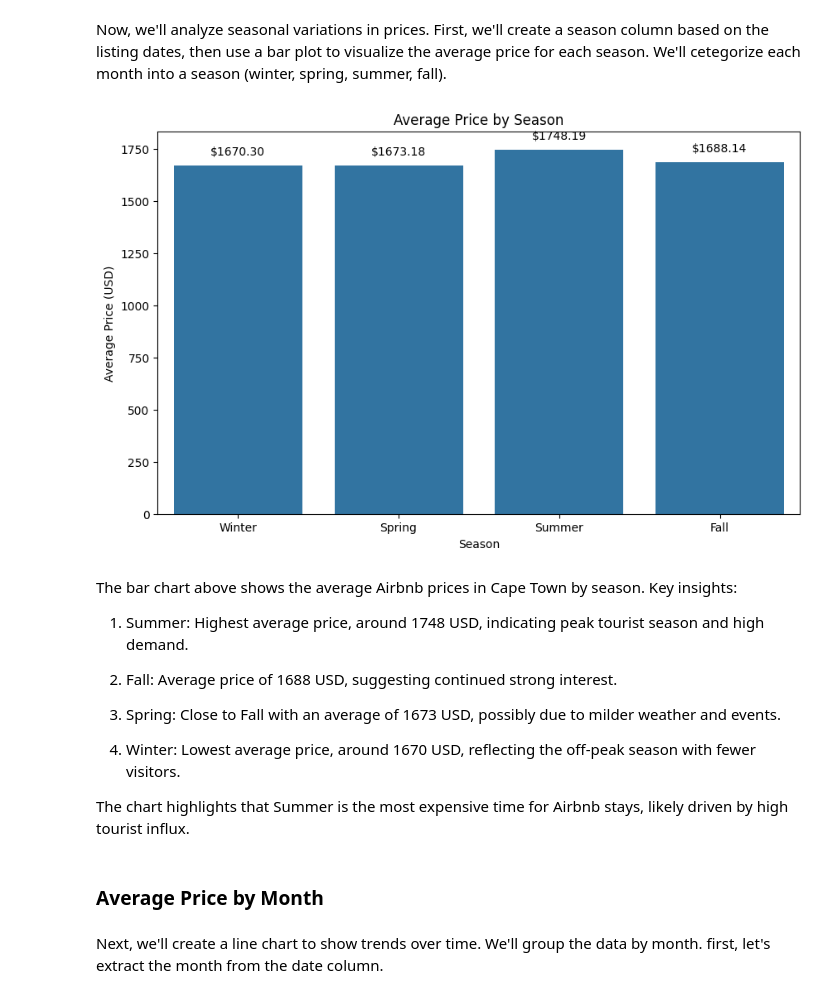
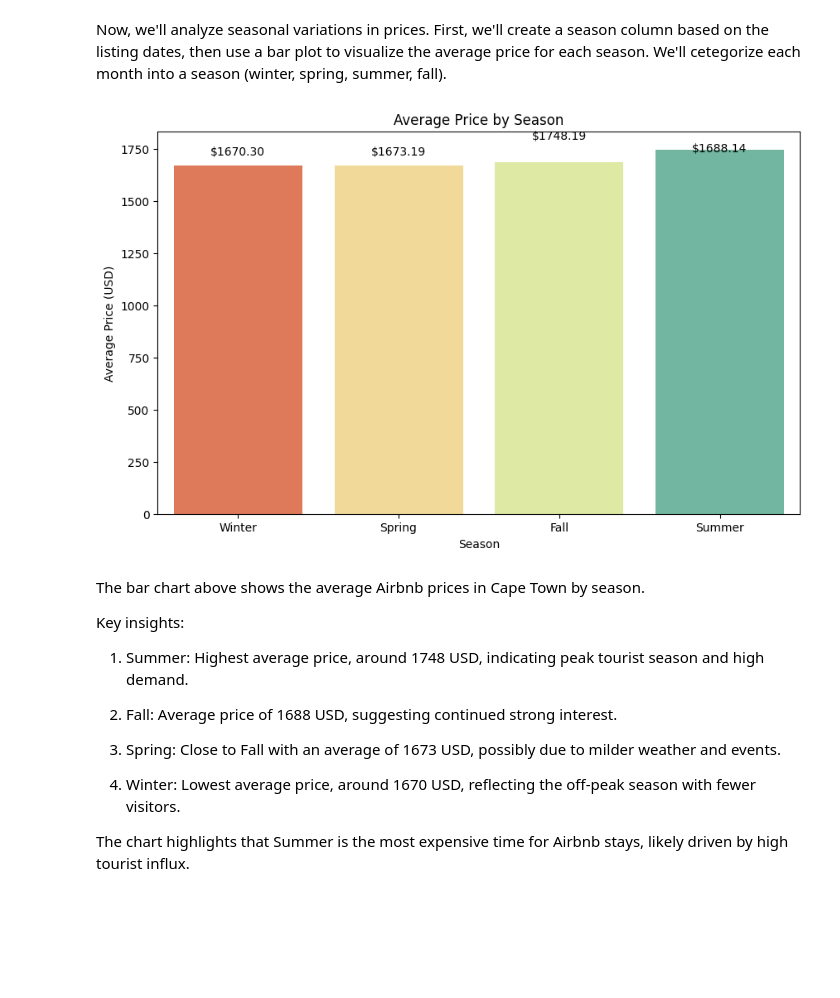
Before and after one commit to kev065/airbnb, a Jupyter notebook: notebook.ipynb, the cells around one changed output. Cells and saved outputs as stored; diff of their text form; code cells hidden in the pictures; blank space fills up the shorter version.

Commit message:
Add visualizations

```diff
--- a/notebook.ipynb
+++ b/notebook.ipynb
@@ -114,3 +145,5 @@ reviews_df.head(2)
+# %%
+reviews_df.dropna(inplace=True)
 # %%
 # Merging dataframes
 # Merge listings_df with reviews_df using 'id' from listings_df and 'listing_id' from reviews_df
@@ -280,0 +296,3 @@ In essence, most highly rated properties are clustered in the lower price range.
+# %%
+# drop null values
+capetown_airbnb_df.dropna(inplace=True)
@@ -280,0 +444,20 @@ In essence, most highly rated properties are clustered in the lower price range.
+# %%
+# use MarkerCluster
+from folium.plugins import MarkerCluster
+
+# Create map
+map_center = [-33.9249, 18.4241]
+m = folium.Map(location=map_center, zoom_start=12)
+
+# Create a marker cluster layer
+marker_cluster = MarkerCluster().add_to(m)
+
+# Add points to the cluster layer
+for idx, row in capetown_airbnb_df.iterrows():
+    folium.Marker(
+        [row['latitude'], row['longitude']],
+        popup=row['name']
+    ).add_to(marker_cluster)
+
+# Display map
+m
@@ -280,0 +498,2 @@ In essence, most highly rated properties are clustered in the lower price range.
+# %%
+capetown_airbnb_df['price'] = capetown_airbnb_df['price'].replace('[$,]', '', regex=True).astype(float).astype(int)
@@ -301,25 +554,27 @@ def get_season(month):
 capetown_airbnb_df['season'] = capetown_airbnb_df['date'].dt.month.apply(get_season)
 # %%
 # Calculate average price per season
-avg_price_per_season = capetown_airbnb_df.groupby('season')['price'].mean().reindex(['Winter', 'Spring', 'Summer', 'Fall']).reset_index()
+avg_price_per_season = capetown_airbnb_df.groupby('season')['price'].mean().reindex(['Winter', 'Spring', 'Summer', 'Fall']).reset_index().sort_values(by='price')
 
 plt.figure(figsize=(10, 6))
-barplot = sns.barplot(x='season', y='price', data=avg_price_per_season)
+barplot = sns.barplot(x='season', y='price', data=avg_price_per_season, palette='Spectral')
 
 # Add labels on each bar
 for index, row in avg_price_per_season.iterrows():
     barplot.text(x=index, y=row['price'] + 50, s=f"${row['price']:.2f}", ha='center', color='black')
 
 # Add labels and title
 plt.title('Average Price by Season')
 plt.xlabel('Season')
 plt.ylabel('Average Price (USD)')
 
 plt.show()
 # %% [output]
-[figure, old version]
+[figure, new version]
 # %% [markdown]
-The bar chart above shows the average Airbnb prices in Cape Town by season. Key insights:
+The bar chart above shows the average Airbnb prices in Cape Town by season.
+
+Key insights:
 
 1. Summer: Highest average price, around 1748 USD, indicating peak tourist season and high demand.
 
@@ -330,7 +585,3 @@ The bar chart above shows the average Airbnb prices in Cape Town by season. Key
 4. Winter: Lowest average price, around 1670 USD, reflecting the off-peak season with fewer visitors.
 
 The chart highlights that Summer is the most expensive time for Airbnb stays, likely driven by high tourist influx.
-# %% [markdown]
-### Average Price by Month
-# %% [markdown]
-Next, we'll create a line chart to show trends over time. We'll group the data by month. first, let's extract the month from the date column.
```
Also changed, not shown: parts of 78 cells of this notebook.
